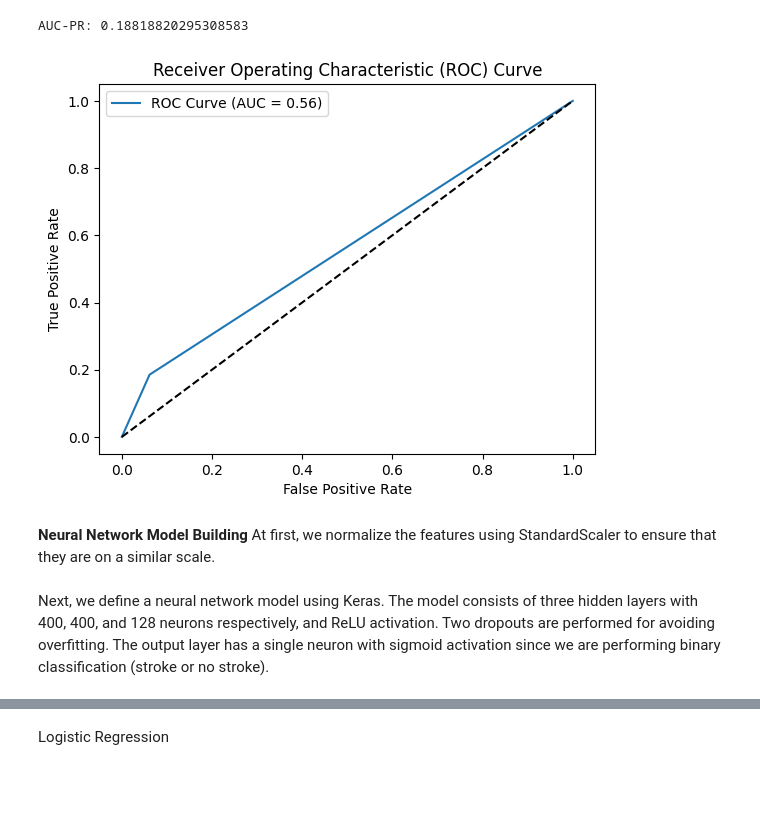
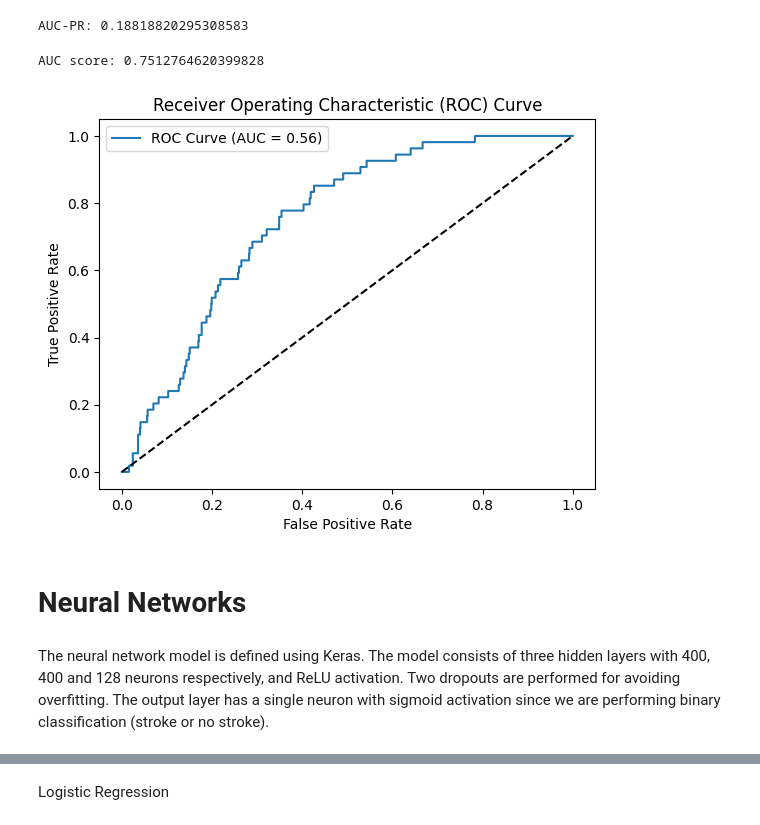
Before and after one commit to PaloMoshoeshoe/Stroke-prediction, a Jupyter notebook: Stroke.ipynb, the cells around one changed output, grey strips where cells are left out. Cells and saved outputs as stored; diff of their text form; code cells hidden in the pictures; blank space fills up the shorter version.

```diff
--- a/Stroke.ipynb
+++ b/Stroke.ipynb
@@ -300,23 +338,30 @@ print("AUC-PR:", auc_pr)
 # %% [output]
 AUC-PR: 0.18818820295308583
 # %%
+#keep the probabilities for the positive predictions
+y_pred_XGB = XGB.predict_proba(X_test)[:, 1]
+
 # Calculate the true positive rate (TPR), false positive rate (FPR)
-fpr, tpr, thresholds = roc_curve(y_test, y_pred_XGB)
+XGB_fpr, XGB_tpr, thresholds = roc_curve(y_test, y_pred_XGB)
 
 # Calculate the AUC score
 auc_score = roc_auc_score(y_test, y_pred_XGB)
+print("AUC score:", auc_score)
+# %% [output]
+AUC score: 0.7512764620399828
 # %%
 # Plot the ROC curve
-plt.plot(fpr, tpr, label='ROC Curve (AUC = {:.2f})'.format(auc_score))
+plt.plot(XGB_fpr, XGB_tpr, label='ROC Curve (AUC = {:.2f})'.format(auc_XGB))
 plt.plot([0, 1], [0, 1], 'k--')  # Diagonal line for random guessing
 plt.xlabel('False Positive Rate')
 plt.ylabel('True Positive Rate')
 plt.title('Receiver Operating Characteristic (ROC) Curve')
 plt.legend()
 plt.show()
 # %% [output]
-[figure, old version]
+[figure, new version]
-# %% [markdown]
-**Neural Network Model Building**
-At first, we normalize the features using StandardScaler to ensure that they are on a similar scale.
+# %% [markdown]
+# Neural Networks
+# %% [markdown]
+The neural network model is defined using Keras. The model consists of three hidden layers with 400, 400 and 128 neurons respectively, and ReLU activation. Two dropouts are performed for avoiding overfitting. The output layer has a single neuron with sigmoid activation since we are performing binary classification (stroke or no stroke).
 # %%
@@ -324,6 +370,4 @@ At first, we normalize the features using StandardScaler to ensure that they are
 scaler = StandardScaler()
 X_train_norm = scaler.fit_transform(X_train_sm)
 X_test_norm = scaler.transform(X_test)
-# %% [markdown]
-Next, we define a neural network model using Keras. The model consists of three hidden layers with 400, 400, and 128 neurons respectively, and ReLU activation. Two dropouts are performed for avoiding overfitting. The output layer has a single neuron with sigmoid activation since we are performing binary classification (stroke or no stroke).
 # %%
```
Also changed, not shown: parts of 46 cells of this notebook.
